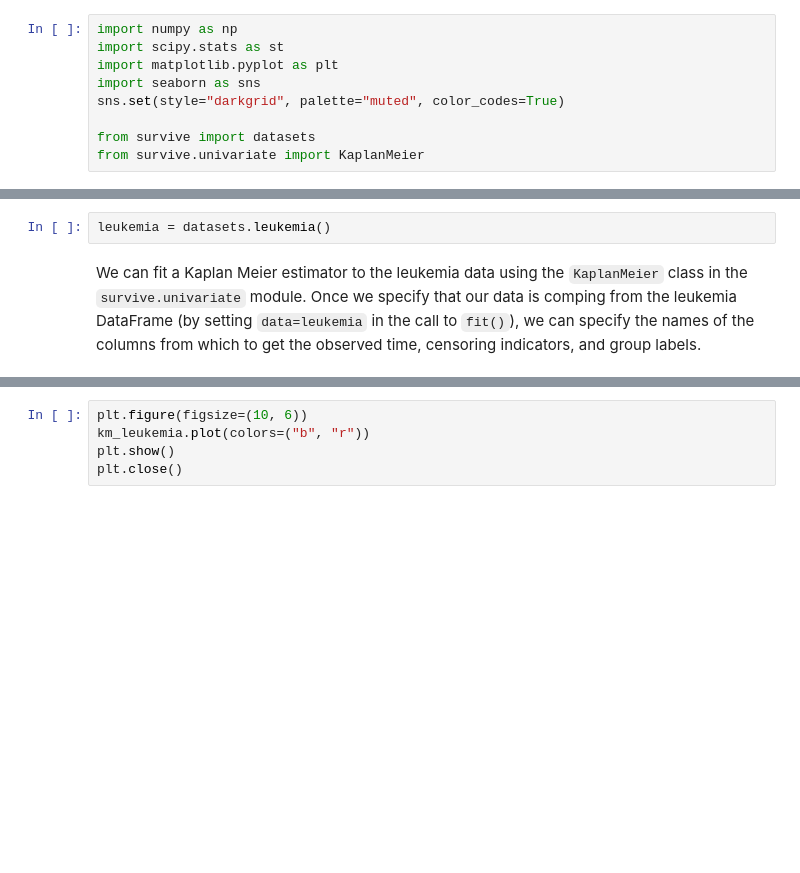
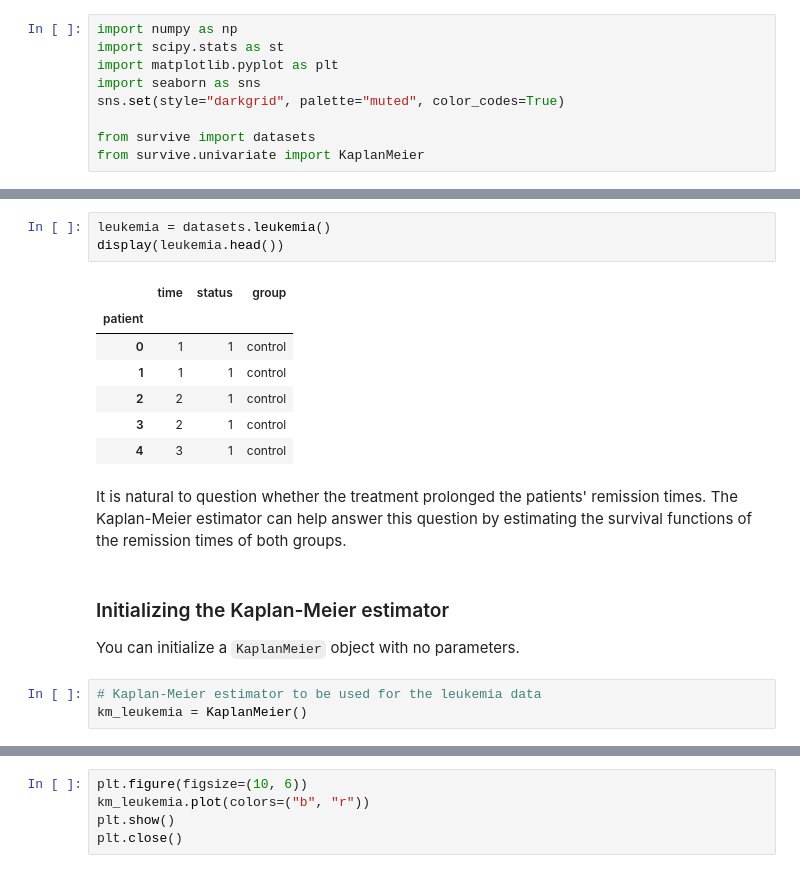
Before and after one commit to artemmavrin/survive, a Jupyter notebook: examples/Kaplan-Meier Estimator.ipynb, the cells around one changed output, grey strips where cells are left out. Cells and saved outputs as stored; diff of their text form; blank space fills up the shorter version.

```diff
--- a/examples/Kaplan-Meier Estimator.ipynb
+++ b/examples/Kaplan-Meier Estimator.ipynb
@@ -19,5 +29,21 @@ Due to the presence of right-censoring in the treatment group, each observation
 # %%
 leukemia = datasets.leukemia()
+display(leukemia.head())
+# %% [output]
+|  | time | status | group |
+| patient |  |  |  |
+| 0 | 1 | 1 | control |
+| 1 | 1 | 1 | control |
+| 2 | 2 | 1 | control |
+| 3 | 2 | 1 | control |
+| 4 | 3 | 1 | control |
-# %% [markdown]
-We can fit a Kaplan Meier estimator to the leukemia data using the `KaplanMeier` class in the `survive.univariate` module.
-Once we specify that our data is comping from the leukemia DataFrame (by setting `data=leukemia` in the call to `fit()`), we can specify the names of the columns from which to get the observed time, censoring indicators, and group labels.
+# %% [markdown]
+It is natural to question whether the treatment prolonged the patients' remission times.
+The Kaplan-Meier estimator can help answer this question by estimating the survival functions of the remission times of both groups.
+# %% [markdown]
+### Initializing the Kaplan-Meier estimator
+
+You can initialize a `KaplanMeier` object with no parameters.
+# %%
+# Kaplan-Meier estimator to be used for the leukemia data
+km_leukemia = KaplanMeier()
```
Also changed, not shown: parts of 26 cells of this notebook.
